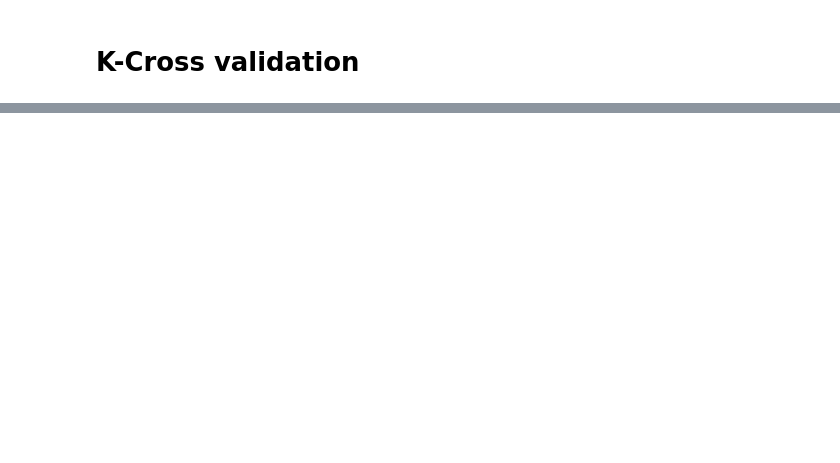
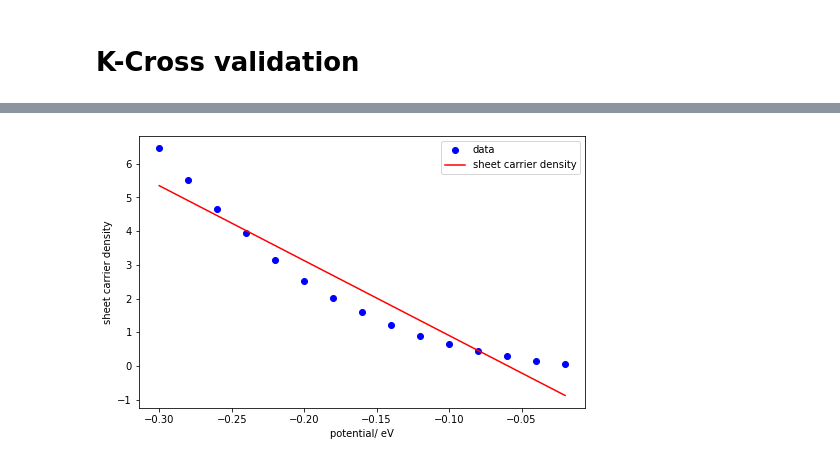
Before and after one commit to williamlam3611/Quantum_Tunnelling_Phase_Transition, a Jupyter notebook: Loop_fit.ipynb, the cells around one changed output, grey strips where cells are left out. Cells and saved outputs as stored; diff of their text form; code cells hidden in the pictures; blank space fills up the shorter version.

```diff
--- a/Loop_fit.ipynb
+++ b/Loop_fit.ipynb
@@ -265,6 +357,9 @@ for i in range(step):
     df['layer'] = range(1,df.shape[0]+ 1, 1)
     df.rename(columns = {df.columns[0]: 'potential'}, inplace = True)
     tot_layer = df.shape[0]
+    sheet_carrier_density = float(pd.read_csv(meta_name_array[i]).iloc[-1].values[0])
+    df['sheet_carrier_density'] = sheet_carrier_density
+
     print(str(V_0), 'eV :')
     V_0_array[i] = V_0
 
@@ -420,0 +548,19 @@ R2-score: 0.90451
+# %%
+    plt.figure(figsize=(8,5))
+
+
+    for i in range(len(sheet_den_array)):
+        sheet_den_array[i] = sheet_den_array[i] * 10 **-14
+    x = np.asanyarray(V_0_array).reshape((step,1))
+    y = np.asanyarray(sheet_den_array).reshape((step,1))
+    regr = linear_model.LinearRegression()
+    regr.fit(x, y)
+
+    plt.plot(x, y, 'bo', label = 'data')
+    plt.plot(x, regr.coef_[0][0]*x + regr.intercept_[0], '-r', label= 'sheet carrier density')
+    plt.ylabel('sheet carrier density')
+    plt.xlabel('potential/ eV')
+    plt.legend(loc='best')
+    plt.show()
+# %% [output]
+[figure, added]
```
Also changed, not shown: parts of 7 cells of this notebook.
